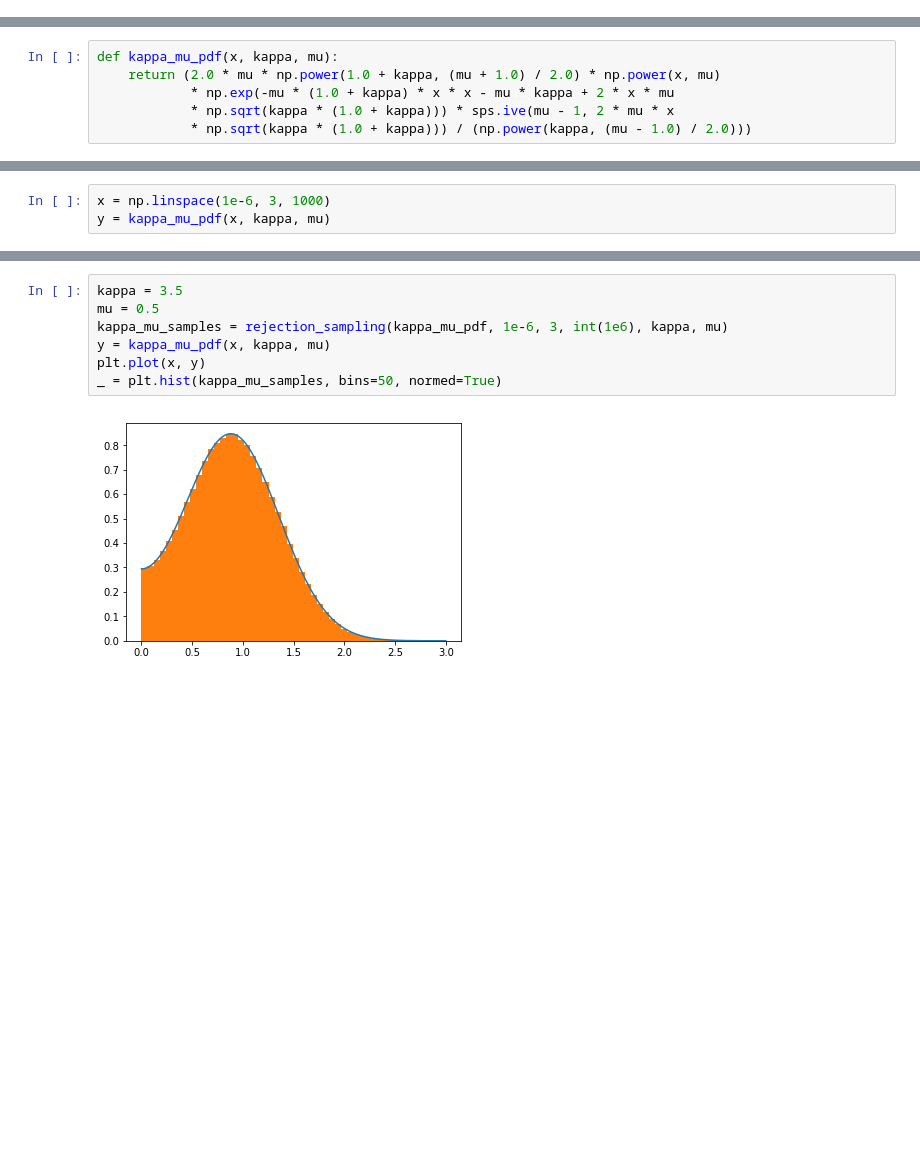
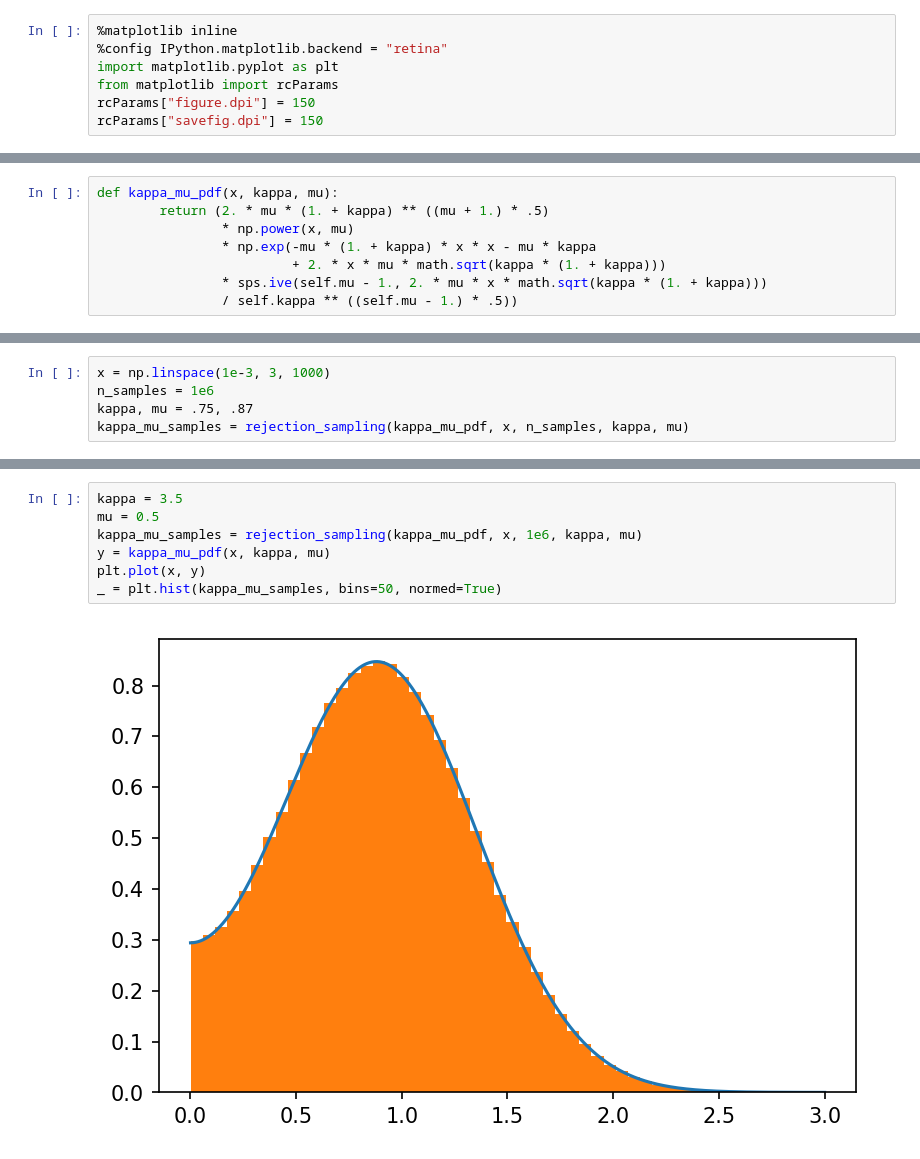
Before and after one commit to mirca/acceptance-rejection, a Jupyter notebook: example.ipynb, the cells around one changed output, grey strips where cells are left out. Saved outputs shown, nothing was run; the diff lists cells and outputs as text; blank space fills up the shorter version.

Commit message:
improve examples and sampler

```diff
--- a/example.ipynb
+++ b/example.ipynb
@@ -1 +1,8 @@
+# %%
+%matplotlib inline
+%config IPython.matplotlib.backend = "retina"
+import matplotlib.pyplot as plt
+from matplotlib import rcParams
+rcParams["figure.dpi"] = 150
+rcParams["savefig.dpi"] = 150
 # %%
@@ -7,6 +13,8 @@ import matplotlib.pyplot as plt
 # %%
 def kappa_mu_pdf(x, kappa, mu):
-    return (2.0 * mu * np.power(1.0 + kappa, (mu + 1.0) / 2.0) * np.power(x, mu)
-            * np.exp(-mu * (1.0 + kappa) * x * x - mu * kappa + 2 * x * mu
-            * np.sqrt(kappa * (1.0 + kappa))) * sps.ive(mu - 1, 2 * mu * x
-            * np.sqrt(kappa * (1.0 + kappa))) / (np.power(kappa, (mu - 1.0) / 2.0)))
+        return (2. * mu * (1. + kappa) ** ((mu + 1.) * .5)
+                * np.power(x, mu)
+                * np.exp(-mu * (1. + kappa) * x * x - mu * kappa
+                         + 2. * x * mu * math.sqrt(kappa * (1. + kappa)))
+                * sps.ive(self.mu - 1., 2. * mu * x * math.sqrt(kappa * (1. + kappa)))
+                / self.kappa ** ((self.mu - 1.) * .5))
@@ -23,3 +32,5 @@ kappa_mu_samples = rejection_sampling(kappa_mu_pdf, 1e-6, 3, n_samples, kappa, m
 # %%
-x = np.linspace(1e-6, 3, 1000)
-y = kappa_mu_pdf(x, kappa, mu)
+x = np.linspace(1e-3, 3, 1000)
+n_samples = 1e6
+kappa, mu = .75, .87
+kappa_mu_samples = rejection_sampling(kappa_mu_pdf, x, n_samples, kappa, mu)
@@ -31,12 +45,12 @@ _ = plt.hist(kappa_mu_samples, bins=50, normed=True)
 # %%
 kappa = 3.5
 mu = 0.5
-kappa_mu_samples = rejection_sampling(kappa_mu_pdf, 1e-6, 3, int(1e6), kappa, mu)
+kappa_mu_samples = rejection_sampling(kappa_mu_pdf, x, 1e6, kappa, mu)
 y = kappa_mu_pdf(x, kappa, mu)
 plt.plot(x, y)
 _ = plt.hist(kappa_mu_samples, bins=50, normed=True)
 # %% [output]
-[figure, old version]
+[figure, new version]
 # %%
 kappa = 1.0
 mu = 10
```
Also changed, not shown: parts of 8 cells of this notebook, 2 other files.
